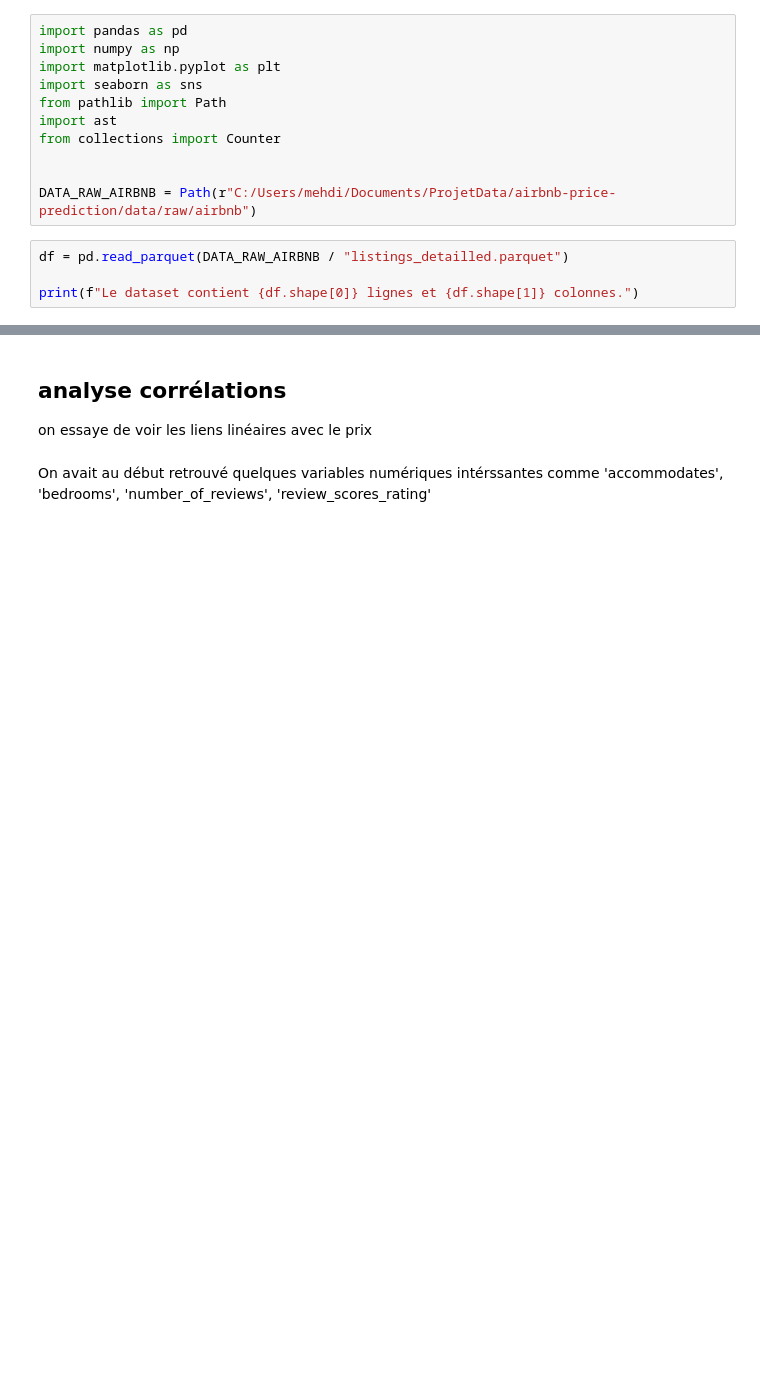
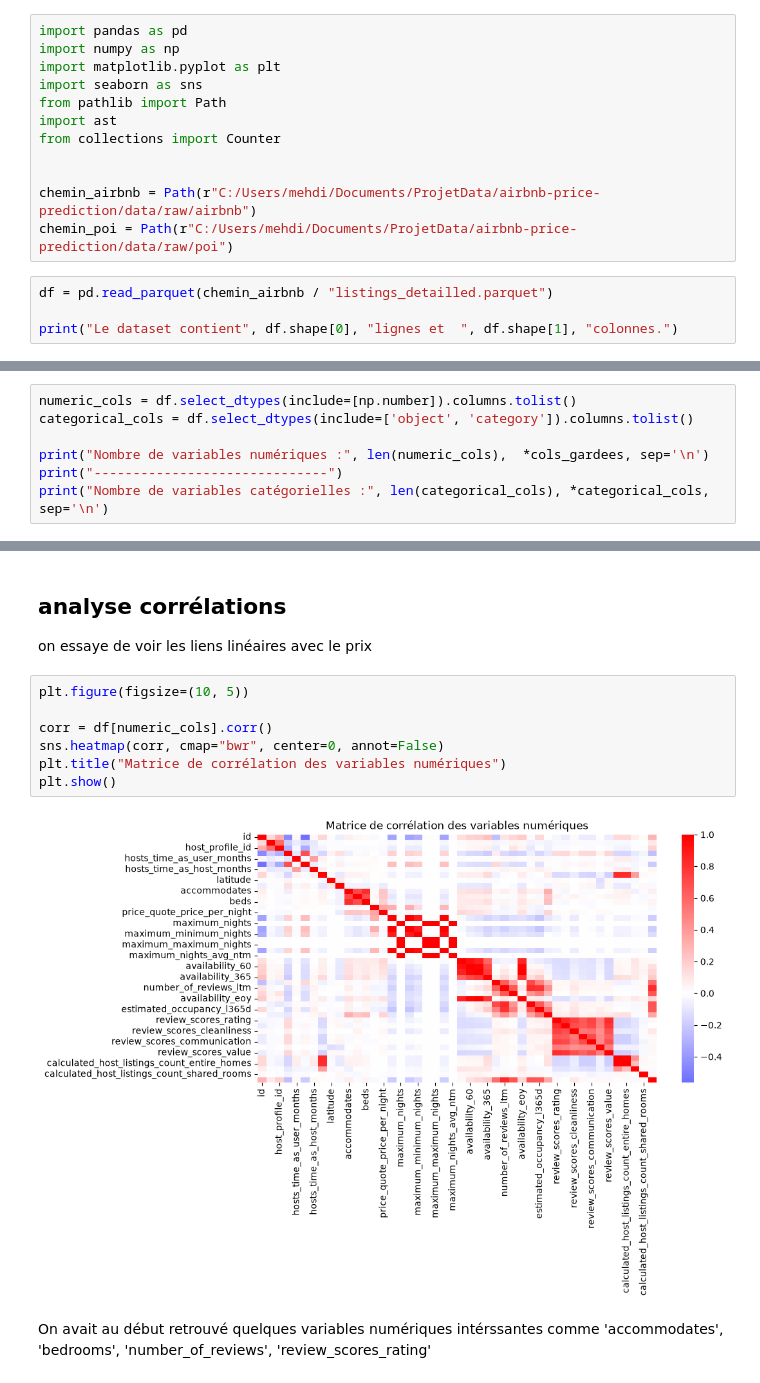
Before and after one commit to sam-rme/airbnb-price-prediction, a Jupyter notebook: EDA_nettoyage.ipynb, the cells around one changed output, grey strips where cells are left out. Saved outputs shown, nothing was run; the diff lists cells and outputs as text; blank space fills up the shorter version.

```diff
--- a/EDA_nettoyage.ipynb
+++ b/EDA_nettoyage.ipynb
@@ -12,9 +12,10 @@ import ast
 from collections import Counter
 
 
-DATA_RAW_AIRBNB = Path(r"C:/Users/mehdi/Documents/ProjetData/airbnb-price-prediction/data/raw/airbnb")
+chemin_airbnb = Path(r"C:/Users/mehdi/Documents/ProjetData/airbnb-price-prediction/data/raw/airbnb")
+chemin_poi = Path(r"C:/Users/mehdi/Documents/ProjetData/airbnb-price-prediction/data/raw/poi")
 # %%
-df = pd.read_parquet(DATA_RAW_AIRBNB / "listings_detailled.parquet")
+df = pd.read_parquet(chemin_airbnb / "listings_detailled.parquet")
 
-print(f"Le dataset contient {df.shape[0]} lignes et {df.shape[1]} colonnes.")
+print("Le dataset contient", df.shape[0], "lignes et  ", df.shape[1], "colonnes.")
 # %% [output]
@@ -201,3 +202,10 @@ Name: count, dtype: int64
 Name: count, dtype: int64
 See https://pandas.pydata.org/docs/dev/whatsnew/v3.1.0.html#deprecation-inplace for more details.
   df.drop(columns=column, inplace=True)
+# %%
+numeric_cols = df.select_dtypes(include=[np.number]).columns.tolist()
+categorical_cols = df.select_dtypes(include=['object', 'category']).columns.tolist()
+
+print("Nombre de variables numériques :", len(numeric_cols),  *cols_gardees, sep='\n')
+print("------------------------------")
+print("Nombre de variables catégorielles :", len(categorical_cols), *categorical_cols, sep='\n')
@@ -418,6 +536,15 @@ On peut voir sans trop de surprises que les prix les plus élevés sont regroup
 ## analyse corrélations
 
 on essaye de voir les liens linéaires avec le prix
+# %%
+plt.figure(figsize=(10, 5))
+
+corr = df[numeric_cols].corr()
+sns.heatmap(corr, cmap="bwr", center=0, annot=False)
+plt.title("Matrice de corrélation des variables numériques")
+plt.show()
+# %% [output]
+[figure, added]
 # %% [markdown]
 On avait au début retrouvé quelques variables numériques intérssantes comme 'accommodates', 'bedrooms', 'number_of_reviews', 'review_scores_rating'
 # %%
```
Also changed, not shown: parts of 61 cells of this notebook.
